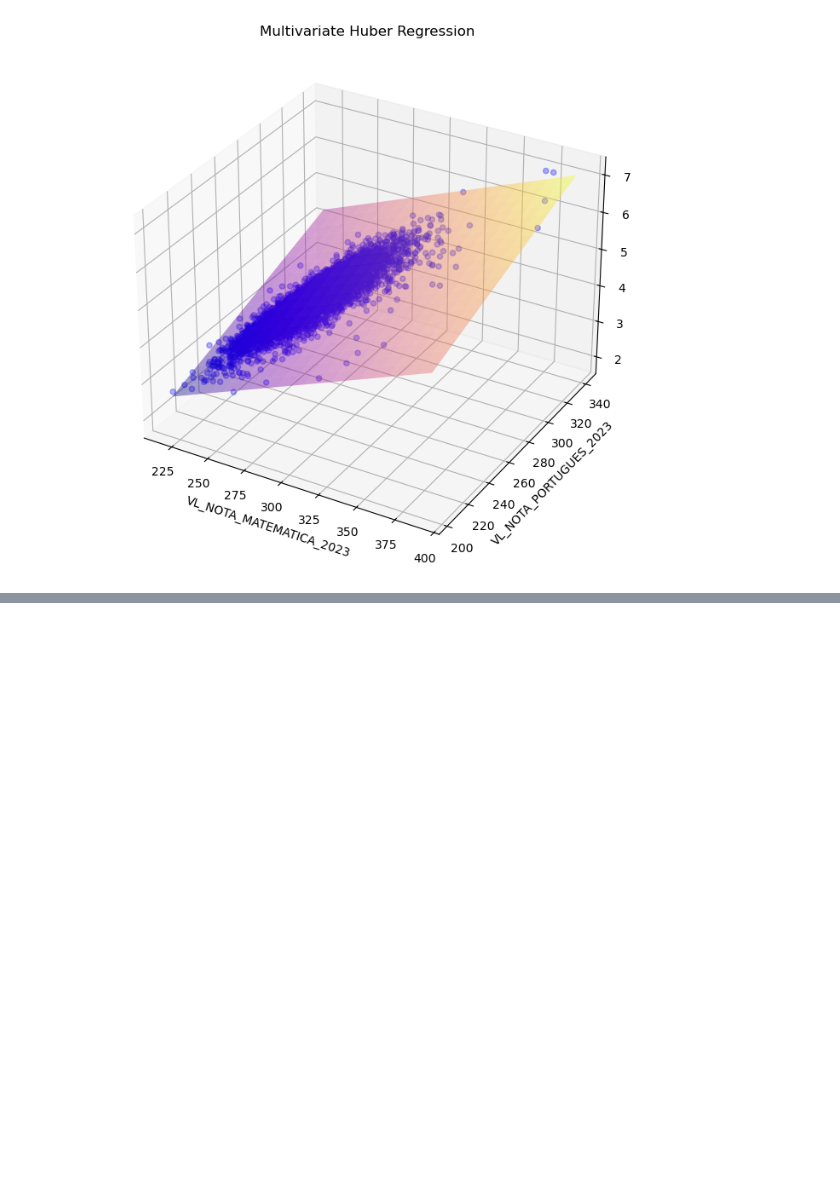
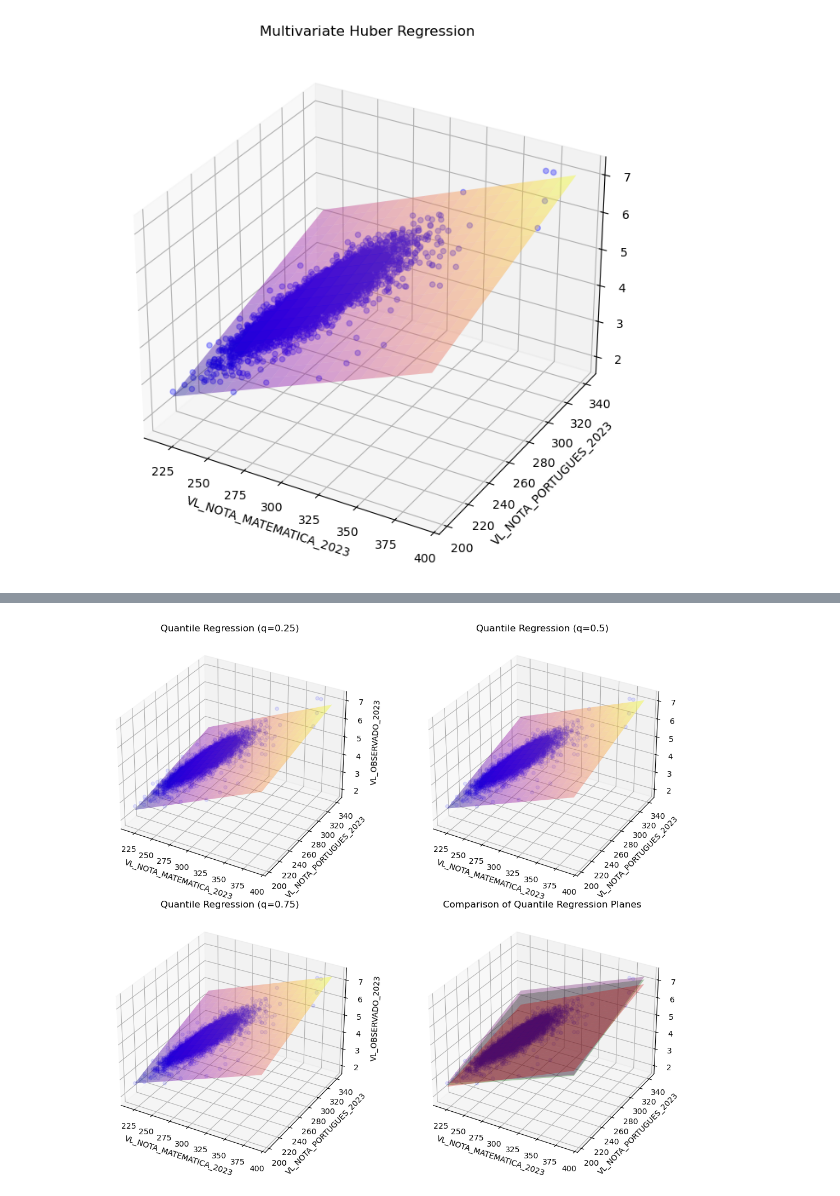
Before and after one commit to joaoleao83/notebook_joao_leao, a Jupyter notebook: MBA_CDIA_APRESENTACAO_JOAO_LEAO.ipynb, the cells around one changed output, grey strips where cells are left out. Drawn from its saved outputs; the diff is of its cells as text; code cells hidden in the pictures; blank space fills up the shorter version.

```diff
--- a/MBA_CDIA_APRESENTACAO_JOAO_LEAO.ipynb
+++ b/MBA_CDIA_APRESENTACAO_JOAO_LEAO.ipynb
@@ -1364,0 +1450,80 @@ MLE σ: 0.290834
+# %%
+import numpy as np
+import statsmodels.formula.api as smf
+import matplotlib.pyplot as plt
+from mpl_toolkits.mplot3d import Axes3D
+
+# Define the quantiles to fit
+quantiles = [0.25, 0.5, 0.75]
+results = {}
+
+# Fit quantile regression models
+for q in quantiles:
+    # Use formula interface for ease of specification
+    model = smf.quantreg('VL_OBSERVADO_2023 ~ VL_NOTA_MATEMATICA_2023 + VL_NOTA_PORTUGUES_2023', data=df_filtered)
+    results[q] = model.fit(q=q)
+    print(f"Quantile {q}")
+    print(f"Intercept: {results[q].params[0]:.6f}")
+    print(f"VL_NOTA_MATEMATICA_2023: {results[q].params[1]:.6f}")
+    print(f"VL_NOTA_PORTUGUES_2023: {results[q].params[2]:.6f}")
+    print("------------------------")
+
+# Compare with OLS results
+print("\nComparing with OLS estimates:")
+print(f"OLS Intercept: {model_ideb.params[0]:.6f}")
+print(f"OLS VL_NOTA_MATEMATICA_2023: {model_ideb.params[1]:.6f}")
+print(f"OLS VL_NOTA_PORTUGUES_2023: {model_ideb.params[2]:.6f}")
+
+# Create a figure for 3D visualization
+fig = plt.figure(figsize=(12, 10))
+
+# Create a meshgrid for visualizing the regression surfaces
+x_min, x_max = df_filtered['VL_NOTA_MATEMATICA_2023'].min(), df_filtered['VL_NOTA_MATEMATICA_2023'].max()
+y_min, y_max = df_filtered['VL_NOTA_PORTUGUES_2023'].min(), df_filtered['VL_NOTA_PORTUGUES_2023'].max()
+x_grid, y_grid = np.meshgrid(np.linspace(x_min, x_max, 20), np.linspace(y_min, y_max, 20))
+
+# Create subplots for each quantile
+for i, q in enumerate(quantiles):
+    ax = fig.add_subplot(2, 2, i+1, projection='3d')
+
+    # Scatter plot of actual data
+    ax.scatter(df_filtered['VL_NOTA_MATEMATICA_2023'], df_filtered['VL_NOTA_PORTUGUES_2023'], df_filtered['VL_OBSERVADO_2023'],
+              color='blue', alpha=0.1)
+
+    # Calculate the predicted values using the quantile model
+    z_grid = (results[q].params[0] +
+              results[q].params[1] * x_grid +
+              results[q].params[2] * y_grid)
+
+    # Plot the predicted surface
+    ax.plot_surface(x_grid, y_grid, z_grid, alpha=0.4, cmap='plasma')
+
+    ax.set_xlabel('VL_NOTA_MATEMATICA_2023')
+    ax.set_ylabel('VL_NOTA_PORTUGUES_2023')
+    ax.set_zlabel('VL_OBSERVADO_2023')
+    ax.set_title(f'Quantile Regression (q={q})')
+
+# Create a subplot for comparing all quantiles
+ax = fig.add_subplot(2, 2, 4, projection='3d')
+
+# Scatter plot of actual data
+ax.scatter(df_filtered['VL_NOTA_MATEMATICA_2023'], df_filtered['VL_NOTA_PORTUGUES_2023'], df_filtered['VL_OBSERVADO_2023'],
+          color='blue', alpha=0.1)
+
+# Plot surfaces for different quantiles with different colors
+colors = ['red', 'green', 'purple']
+for i, q in enumerate(quantiles):
+    z_grid = (results[q].params[0] +
+              results[q].params[1] * x_grid +
+              results[q].params[2] * y_grid)
+
+    ax.plot_surface(x_grid, y_grid, z_grid, alpha=0.3, color=colors[i])
+
+ax.set_xlabel('VL_NOTA_MATEMATICA_2023')
+ax.set_ylabel('VL_NOTA_PORTUGUES_2023')
+ax.set_zlabel('VL_OBSERVADO_2023')
+ax.set_title('Comparison of Quantile Regression Planes')
+
+plt.tight_layout()
+plt.show()
+# %% [output]
@@ -1365 +1550,2 @@ MLE σ: 0.290834
+[figure, added]
 # %% [markdown]
```
Also changed, not shown: parts of 70 cells of this notebook.
